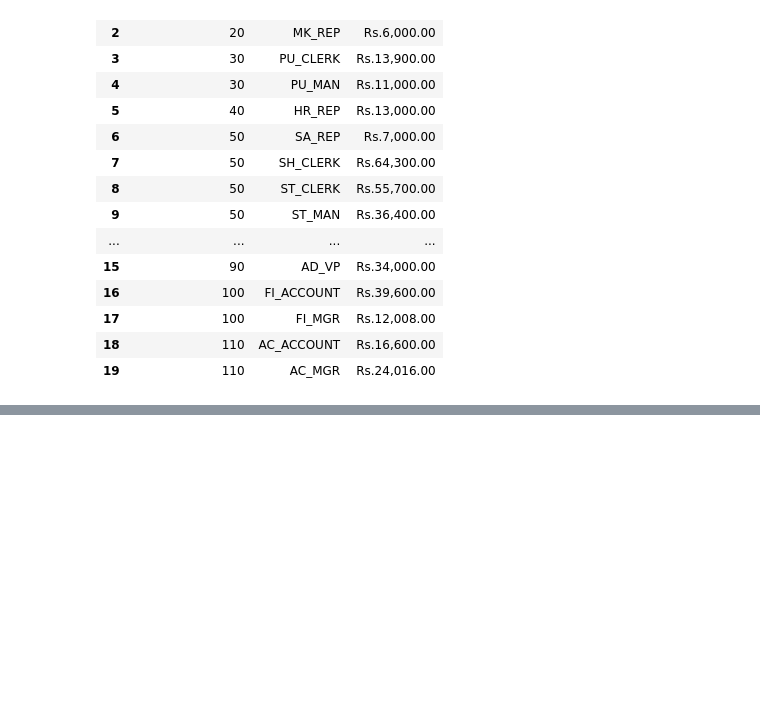
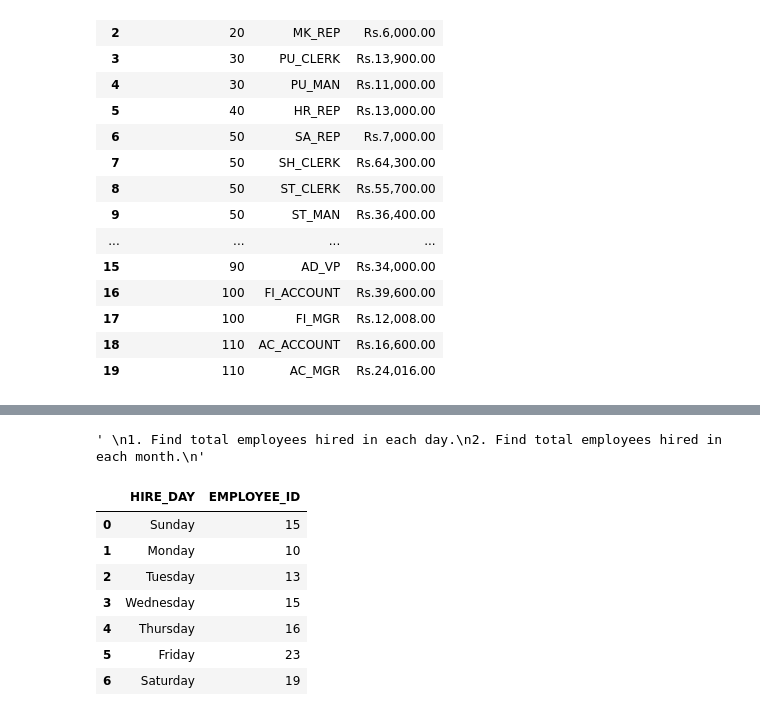
Before and after one commit to SmriteePoudel/DataScience, a Jupyter notebook: DataAnalysis.ipynb, the cells around one changed output, grey strips where cells are left out. Drawn from its saved outputs; the diff is of its cells as text; code cells hidden in the pictures; blank space fills up the shorter version.

```diff
--- a/DataAnalysis.ipynb
+++ b/DataAnalysis.ipynb
@@ -264,0 +304,7 @@ dep_job_report.style.set_table_styles([
+# %%
+'''
+1. Find total employees hired in each day.
+2. Find total employees hired in each month.
+'''
+# %% [output]
+' \n1. Find total employees hired in each day.\n2. Find total employees hired in each month.\n'
@@ -264,0 +314,12 @@ dep_job_report.style.set_table_styles([
+# %%
+emp_day = df.groupby(df['HIRE_DAY'], observed= False)['EMPLOYEE_ID'].count().reset_index()
+emp_day
+# %% [output]
+|  | HIRE_DAY | EMPLOYEE_ID |
+| 0 | Sunday | 15 |
+| 1 | Monday | 10 |
+| 2 | Tuesday | 13 |
+| 3 | Wednesday | 15 |
+| 4 | Thursday | 16 |
+| 5 | Friday | 23 |
+| 6 | Saturday | 19 |
```
Also changed, not shown: parts of 9 cells of this notebook, 2 other files.
